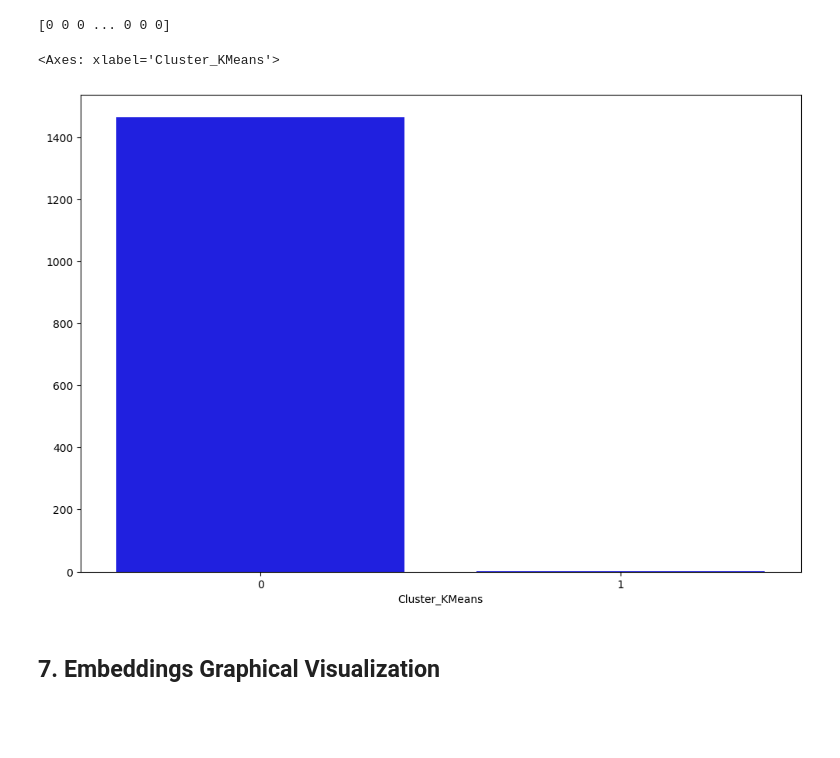
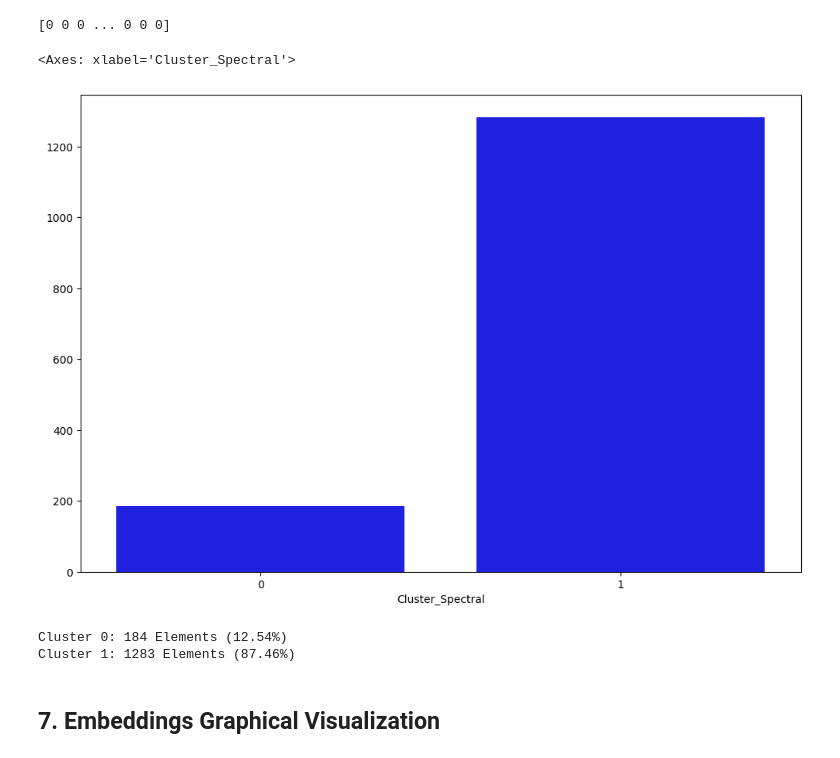
Before and after one commit to Juanes1103/Unsupervised-Learning-Model-for-Phishing, a Jupyter notebook: PreliminaryModel/model_Spectral.ipynb, the cells around one changed output. Drawn from its saved outputs; the diff is of its cells as text; code cells hidden in the pictures; blank space fills up the shorter version.

```diff
--- a/PreliminaryModel/model_Spectral.ipynb
+++ b/PreliminaryModel/model_Spectral.ipynb
@@ -473,26 +485,35 @@ print(Y.shape)
 # %% [output]
 (1467, 96)
 # %%
-kmeans_clusters_v2 = SpectralClustering(n_clusters=2)
-kmeans_clusters_v2.fit(Y)
+spectral_clusters_v2 = SpectralClustering(n_clusters=2)
+spectral_clusters_v2.fit(Y)
 # %% [output]
 SpectralClustering(n_clusters=2)
 # %%
-labels = kmeans_clusters_v2.labels_
+labels = spectral_clusters_v2.labels_
 print(labels)
 # %% [output]
 [0 0 0 ... 0 0 0]
 # %%
-df_kmeans = df_emails.copy()
-df_kmeans["Cluster_KMeans"] = labels
+df_spectral2 = df_emails.copy()
 
-cluster_distrib_kmeans = df_kmeans["Cluster_KMeans"].value_counts()
+df_spectral2["Cluster_Spectral"] = labels
+cluster_distrib_kmeans = df_spectral2["Cluster_Spectral"].value_counts()
 
 fig=plt.figure(figsize=(12,8))
 sns.barplot(x=cluster_distrib_kmeans.index, y=cluster_distrib_kmeans.values, color='b')
 # %% [output]
-<Axes: xlabel='Cluster_KMeans'>
+<Axes: xlabel='Cluster_Spectral'>
-[figure, old version]
+[figure, new version]
+# %%
+counts = df_spectral2['Cluster_Spectral'].value_counts().sort_index()
+percentages = (counts / counts.sum() * 100).round(2)
+
+for cluster, count, pct in zip(counts.index, counts.values, percentages.values):
+    print(f"Cluster {cluster}: {count} Elements ({pct}%)")
+# %% [output]
+Cluster 0: 184 Elements (12.54%)
+Cluster 1: 1283 Elements (87.46%)
 # %% [markdown]
 ## 7. Embeddings Graphical Visualization
 # %%
```
Also changed, not shown: parts of 15 cells of this notebook, 4 other files.
